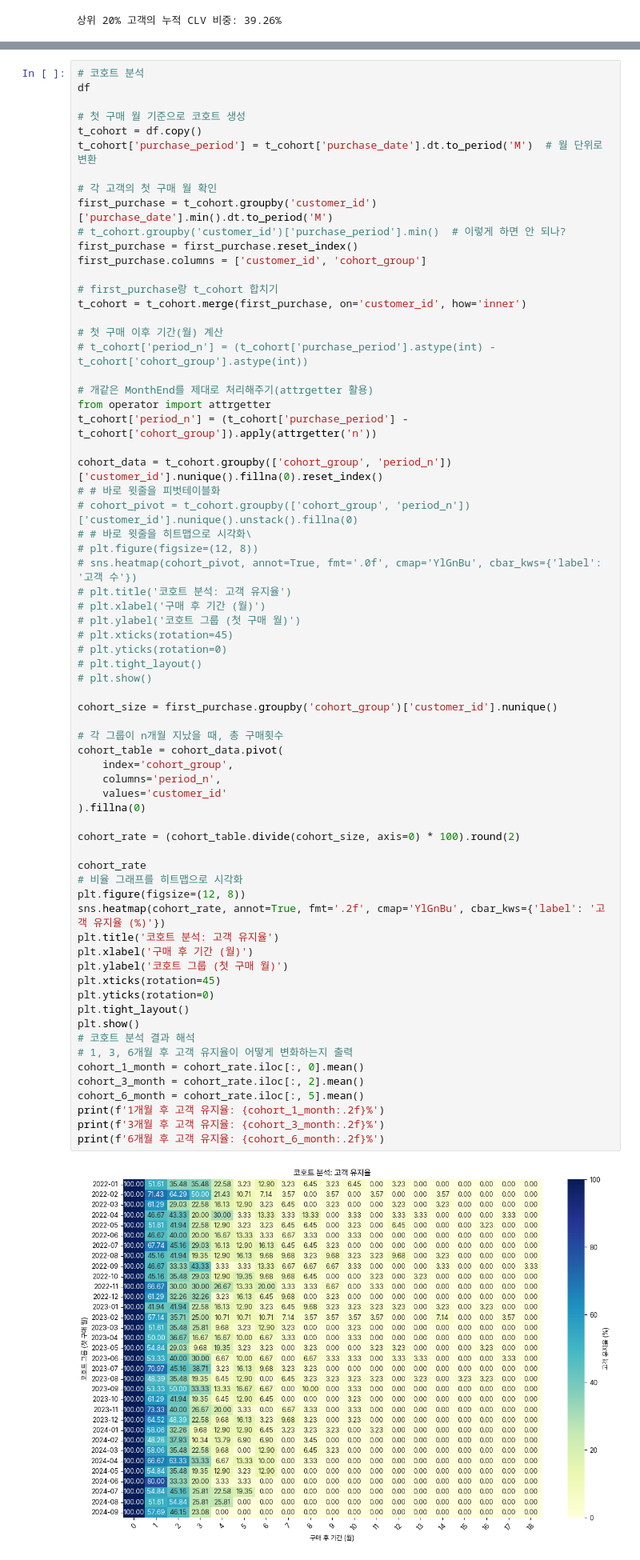
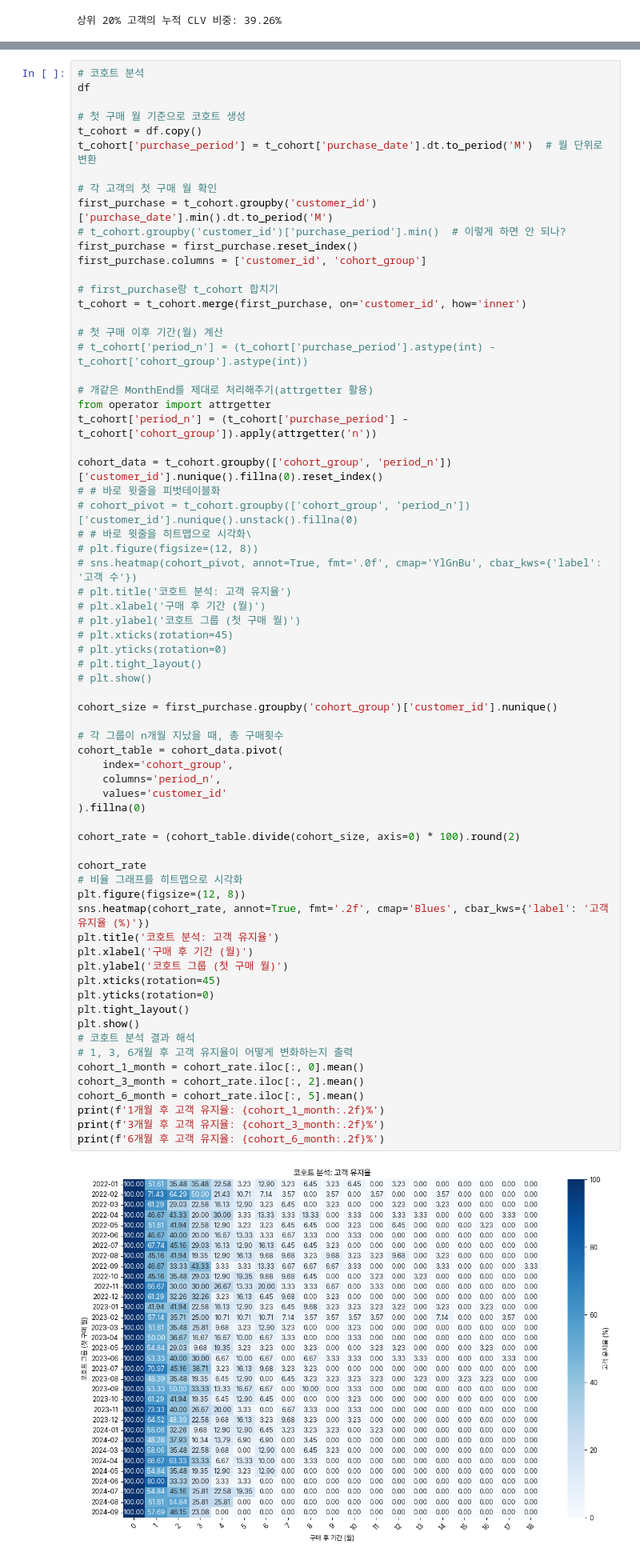
Before and after one commit to semistone97/TIL, a Jupyter notebook: data analysis/04_KPI.ipynb, the cells around one changed output, grey strips where cells are left out. Shown at 80% size. Drawn from its saved outputs; the diff is of its cells as text.

```diff
--- a/data analysis/04_KPI.ipynb
+++ b/data analysis/04_KPI.ipynb
@@ -446,35 +446,35 @@ cohort_data = t_cohort.groupby(['cohort_group', 'period_n'])['customer_id'].nuni
 cohort_size = first_purchase.groupby('cohort_group')['customer_id'].nunique()
 
 # 각 그룹이 n개월 지났을 때, 총 구매횟수
 cohort_table = cohort_data.pivot(
     index='cohort_group',
     columns='period_n',
     values='customer_id'
 ).fillna(0)
 
 cohort_rate = (cohort_table.divide(cohort_size, axis=0) * 100).round(2)
 
 cohort_rate
 # 비율 그래프를 히트맵으로 시각화
 plt.figure(figsize=(12, 8))
-sns.heatmap(cohort_rate, annot=True, fmt='.2f', cmap='YlGnBu', cbar_kws={'label': '고객 유지율 (%)'})
+sns.heatmap(cohort_rate, annot=True, fmt='.2f', cmap='Blues', cbar_kws={'label': '고객 유지율 (%)'})
 plt.title('코호트 분석: 고객 유지율')
 plt.xlabel('구매 후 기간 (월)')
 plt.ylabel('코호트 그룹 (첫 구매 월)')
 plt.xticks(rotation=45)
 plt.yticks(rotation=0)
 plt.tight_layout()
 plt.show()
 # 코호트 분석 결과 해석
 # 1, 3, 6개월 후 고객 유지율이 어떻게 변화하는지 출력
 cohort_1_month = cohort_rate.iloc[:, 0].mean()
 cohort_3_month = cohort_rate.iloc[:, 2].mean()
 cohort_6_month = cohort_rate.iloc[:, 5].mean()
 print(f'1개월 후 고객 유지율: {cohort_1_month:.2f}%')
 print(f'3개월 후 고객 유지율: {cohort_3_month:.2f}%')
 print(f'6개월 후 고객 유지율: {cohort_6_month:.2f}%')
 # %% [output]
-[figure, old version]
+[figure, new version]
 1개월 후 고객 유지율: 100.00%
 3개월 후 고객 유지율: 40.48%
 6개월 후 고객 유지율: 9.55%
```
Also changed, not shown: parts of 6 cells of this notebook, 2 other files.
